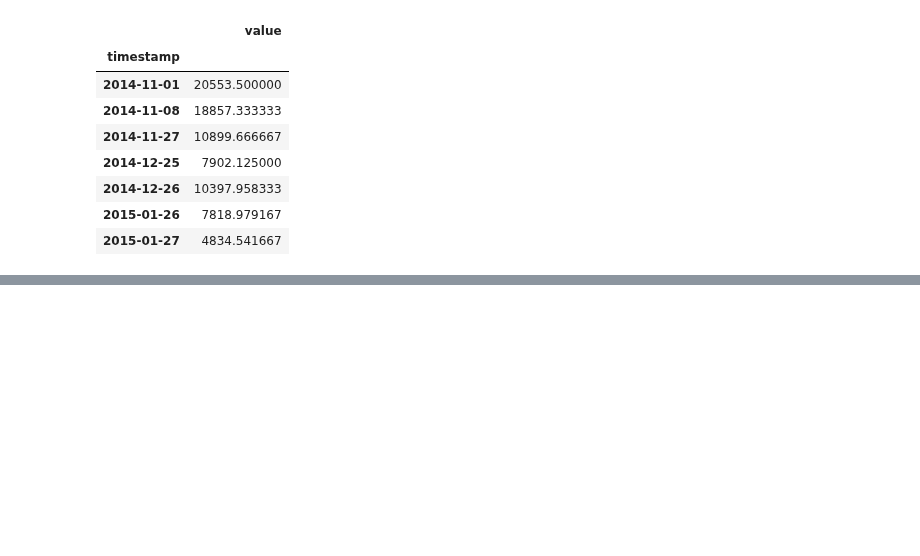
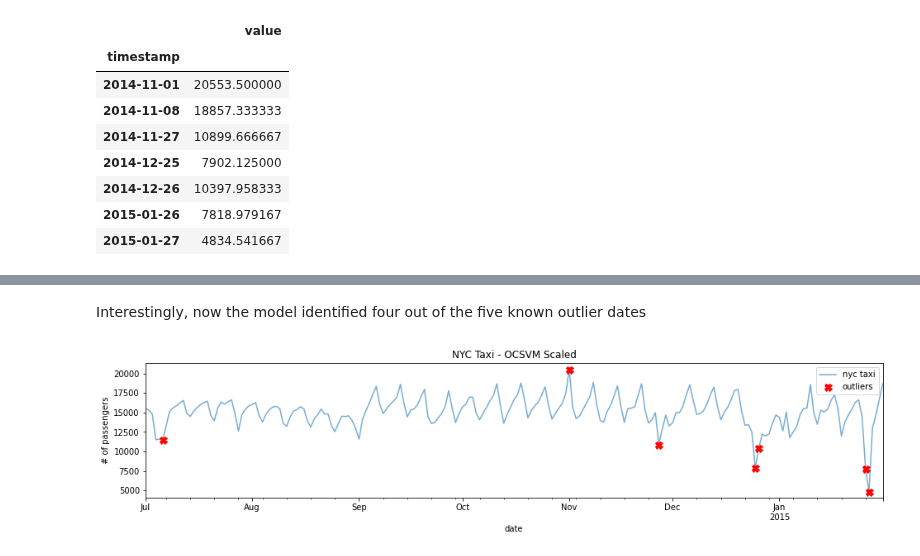
Before and after one commit to LaurbergMJ/TimeSeriesAnalysisWithPythonCookbook, a Jupyter notebook: Ch14.ipynb, the cells around one changed output, grey strips where cells are left out. Drawn from its saved outputs; the diff is of its cells as text; code cells hidden in the pictures; blank space fills up the shorter version.

```diff
--- a/Ch14.ipynb
+++ b/Ch14.ipynb
@@ -348,0 +401,11 @@ sk_outliers
+# %%
+# Fix this issue and standardize the data and then rerun the algo again
+
+from pyod.utils.utility import standardizer
+scaled = standardizer(tx)
+predicted = pd.Series(ocsvm.fit_predict(scaled),
+                      index=tx.index)
+
+outliers = predicted[predicted==1]
+outliers = tx.loc[outliers.index]
+outliers
@@ -348,0 +422,8 @@ sk_outliers
+# %% [markdown]
+Interestingly, now the model identified four out of the five known outlier dates
+# %%
+# Use the plot_outliers function on the new result set
+
+plot_outliers(outliers, tx, 'OCSVM Scaled')
+# %% [output]
+[figure, added]
```
Also changed, not shown: parts of 23 cells of this notebook, 1 other file.
